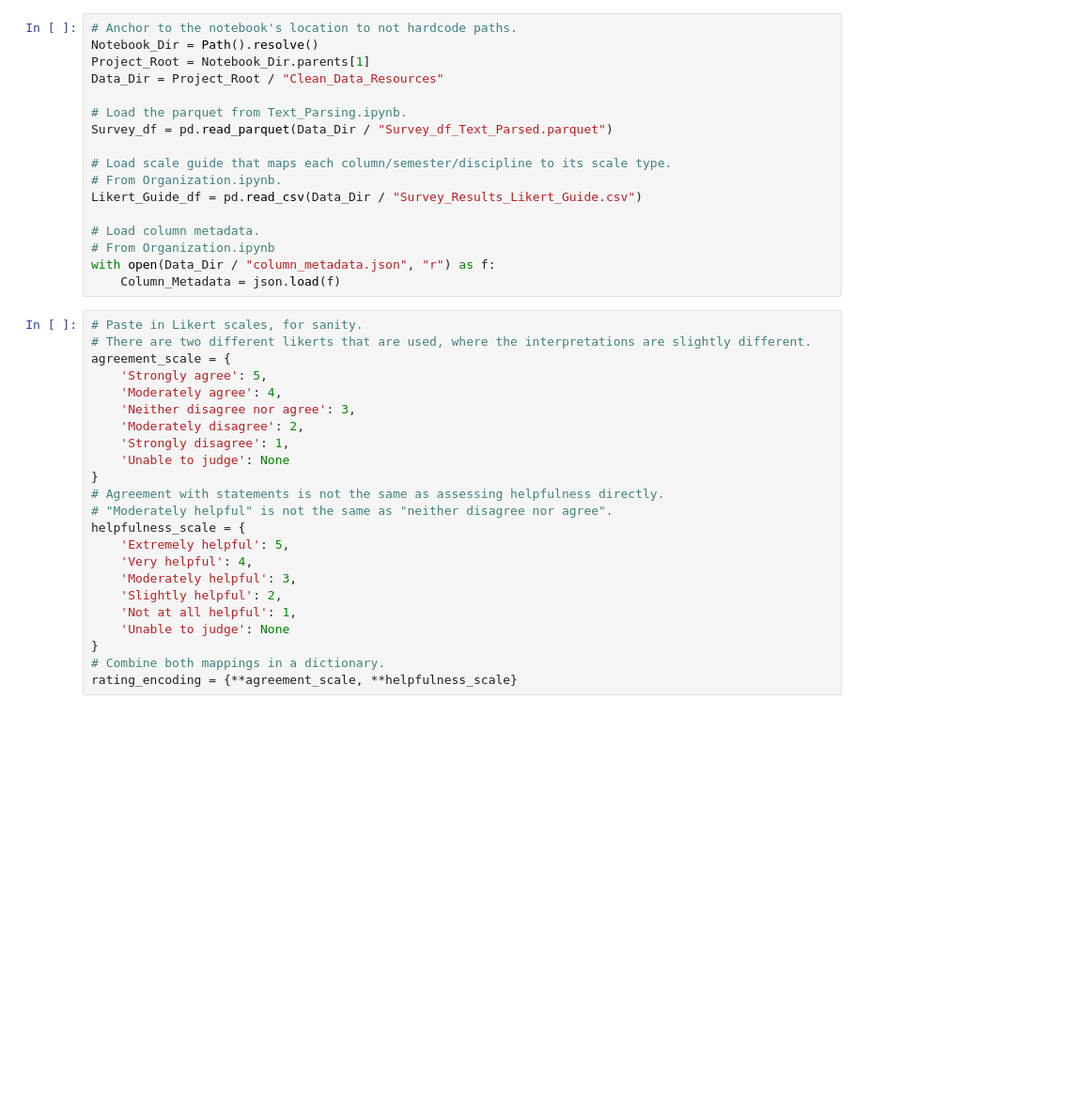
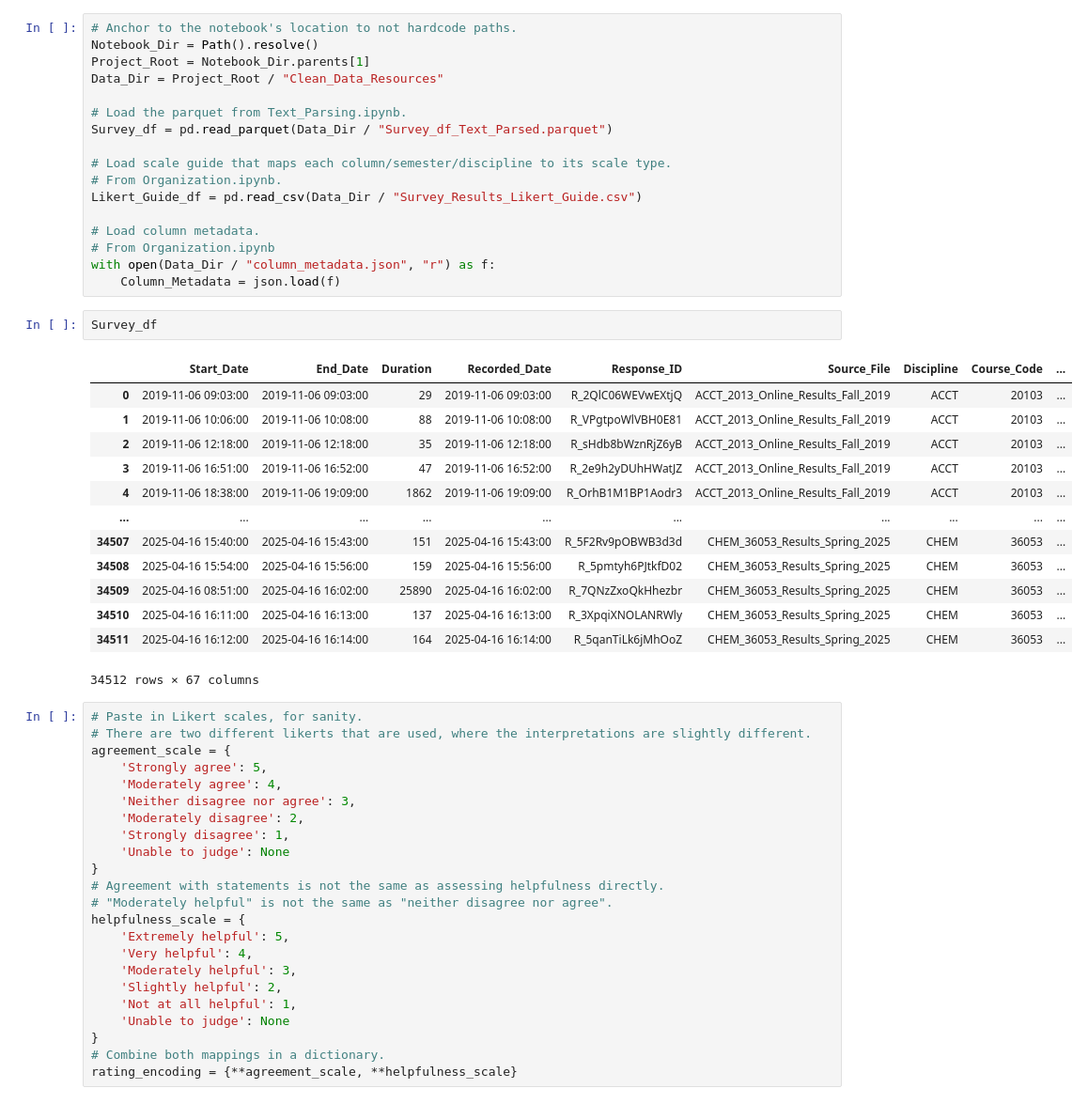
Before and after one commit to EricaCamelopardalis/SI_ML_Survey, a Jupyter notebook: Notebooks/Models/NaiveBayes_Sentiment.ipynb, the cells around one changed output. Shown at 94% size. Cells and saved outputs as stored; diff of their text form; blank space fills up the shorter version.

```diff
--- a/Notebooks/Models/NaiveBayes_Sentiment.ipynb
+++ b/Notebooks/Models/NaiveBayes_Sentiment.ipynb
@@ -42,6 +42,22 @@ Likert_Guide_df = pd.read_csv(Data_Dir / "Survey_Results_Likert_Guide.csv")
 # From Organization.ipynb
 with open(Data_Dir / "column_metadata.json", "r") as f:
     Column_Metadata = json.load(f)
+# %%
+Survey_df
+# %% [output]
+|  | Start_Date | End_Date | Duration | Recorded_Date | Response_ID | Source_File | Discipline | Course_Code | ... |
+| 0 | 2019-11-06 09:03:00 | 2019-11-06 09:03:00 | 29 | 2019-11-06 09:03:00 | R_2QlC06WEVwEXtjQ | ACCT_2013_Online_Results_Fall_2019 | ACCT | 20103 | ... |
+| 1 | 2019-11-06 10:06:00 | 2019-11-06 10:08:00 | 88 | 2019-11-06 10:08:00 | R_VPgtpoWlVBH0E81 | ACCT_2013_Online_Results_Fall_2019 | ACCT | 20103 | ... |
+| 2 | 2019-11-06 12:18:00 | 2019-11-06 12:18:00 | 35 | 2019-11-06 12:18:00 | R_sHdb8bWznRjZ6yB | ACCT_2013_Online_Results_Fall_2019 | ACCT | 20103 | ... |
+| 3 | 2019-11-06 16:51:00 | 2019-11-06 16:52:00 | 47 | 2019-11-06 16:52:00 | R_2e9h2yDUhHWatJZ | ACCT_2013_Online_Results_Fall_2019 | ACCT | 20103 | ... |
+| 4 | 2019-11-06 18:38:00 | 2019-11-06 19:09:00 | 1862 | 2019-11-06 19:09:00 | R_OrhB1M1BP1Aodr3 | ACCT_2013_Online_Results_Fall_2019 | ACCT | 20103 | ... |
+| ... | ... | ... | ... | ... | ... | ... | ... | ... | ... |
+| 34507 | 2025-04-16 15:40:00 | 2025-04-16 15:43:00 | 151 | 2025-04-16 15:43:00 | R_5F2Rv9pOBWB3d3d | CHEM_36053_Results_Spring_2025 | CHEM | 36053 | ... |
+| 34508 | 2025-04-16 15:54:00 | 2025-04-16 15:56:00 | 159 | 2025-04-16 15:56:00 | R_5pmtyh6PJtkfD02 | CHEM_36053_Results_Spring_2025 | CHEM | 36053 | ... |
+| 34509 | 2025-04-16 08:51:00 | 2025-04-16 16:02:00 | 25890 | 2025-04-16 16:02:00 | R_7QNzZxoQkHhezbr | CHEM_36053_Results_Spring_2025 | CHEM | 36053 | ... |
+| 34510 | 2025-04-16 16:11:00 | 2025-04-16 16:13:00 | 137 | 2025-04-16 16:13:00 | R_3XpqiXNOLANRWly | CHEM_36053_Results_Spring_2025 | CHEM | 36053 | ... |
+| 34511 | 2025-04-16 16:12:00 | 2025-04-16 16:14:00 | 164 | 2025-04-16 16:14:00 | R_5qanTiLk6jMhOoZ | CHEM_36053_Results_Spring_2025 | CHEM | 36053 | ... |
+34512 rows × 67 columns
 # %%
 # Paste in Likert scales, for sanity.
 # There are two different likerts that are used, where the interpretations are slightly different.
```
Also changed, not shown: 1 other file.
